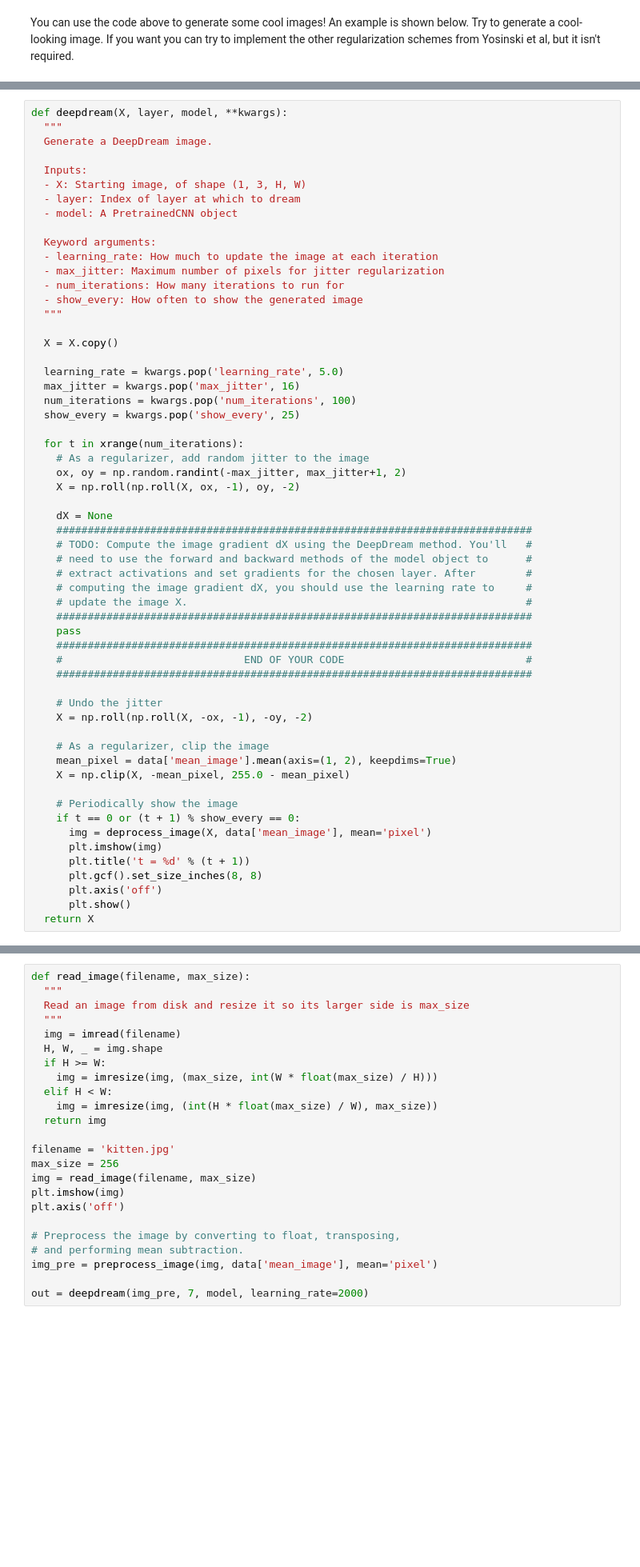
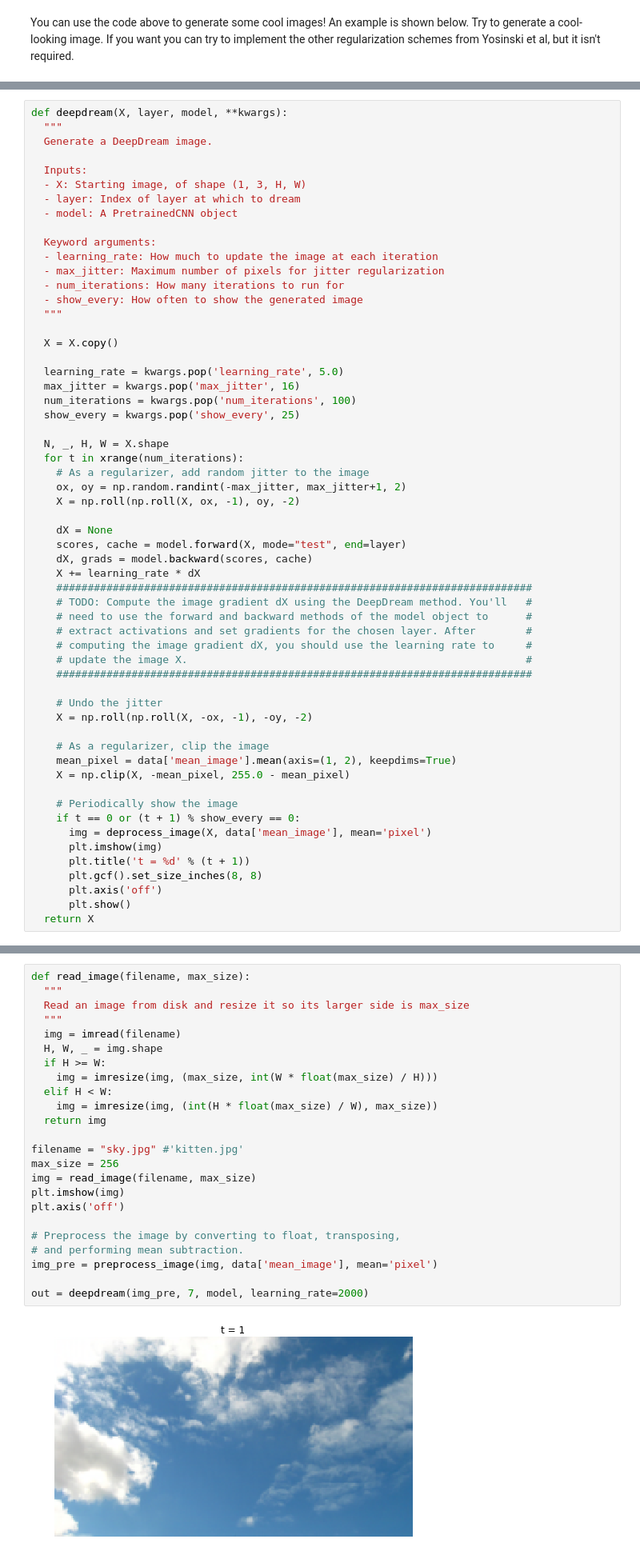
Before and after one commit to matk86/cs231n, a Jupyter notebook: assignment3/ImageGeneration.ipynb, the cells around one changed output, grey strips where cells are left out. Shown at 80% size. Cells and saved outputs as stored; diff of their text form; blank space fills up the shorter version.

```diff
--- a/assignment3/ImageGeneration.ipynb
+++ b/assignment3/ImageGeneration.ipynb
@@ -295,22 +330,22 @@ def deepdream(X, layer, model, **kwargs):
   num_iterations = kwargs.pop('num_iterations', 100)
   show_every = kwargs.pop('show_every', 25)
 
+  N, _, H, W = X.shape
   for t in xrange(num_iterations):
     # As a regularizer, add random jitter to the image
     ox, oy = np.random.randint(-max_jitter, max_jitter+1, 2)
     X = np.roll(np.roll(X, ox, -1), oy, -2)
 
     dX = None
+    scores, cache = model.forward(X, mode="test", end=layer)
+    dX, grads = model.backward(scores, cache)
+    X += learning_rate * dX
     ############################################################################
     # TODO: Compute the image gradient dX using the DeepDream method. You'll   #
     # need to use the forward and backward methods of the model object to      #
     # extract activations and set gradients for the chosen layer. After        #
     # computing the image gradient dX, you should use the learning rate to     #
     # update the image X.                                                      #
-    ############################################################################
-    pass
-    ############################################################################
-    #                             END OF YOUR CODE                             #
     ############################################################################
 
     # Undo the jitter
@@ -335,24 +370,26 @@ Try and generate a cool-looking DeepDeam image using the pretrained network. You
 # %%
 def read_image(filename, max_size):
   """
   Read an image from disk and resize it so its larger side is max_size
   """
   img = imread(filename)
   H, W, _ = img.shape
   if H >= W:
     img = imresize(img, (max_size, int(W * float(max_size) / H)))
   elif H < W:
     img = imresize(img, (int(H * float(max_size) / W), max_size))
   return img
 
-filename = 'kitten.jpg'
+filename = "sky.jpg" #'kitten.jpg'
 max_size = 256
 img = read_image(filename, max_size)
 plt.imshow(img)
 plt.axis('off')
 
 # Preprocess the image by converting to float, transposing,
 # and performing mean subtraction.
 img_pre = preprocess_image(img, data['mean_image'], mean='pixel')
 
 out = deepdream(img_pre, 7, model, learning_rate=2000)
+# %% [output]
+[figure, added]
```
Also changed, not shown: parts of 7 cells of this notebook, 1 other file.
